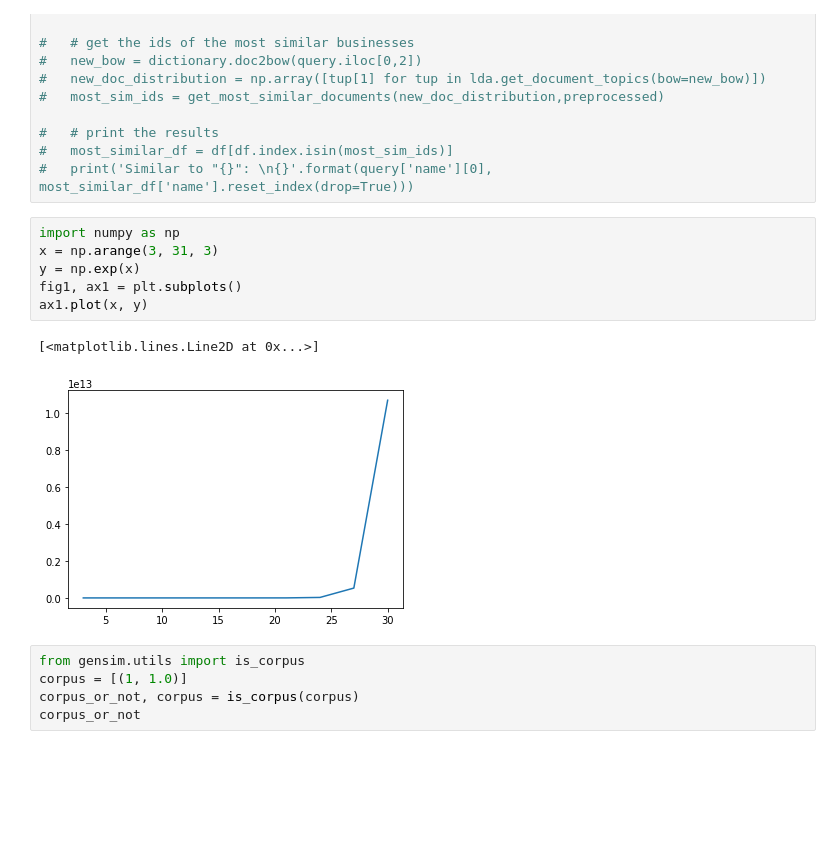
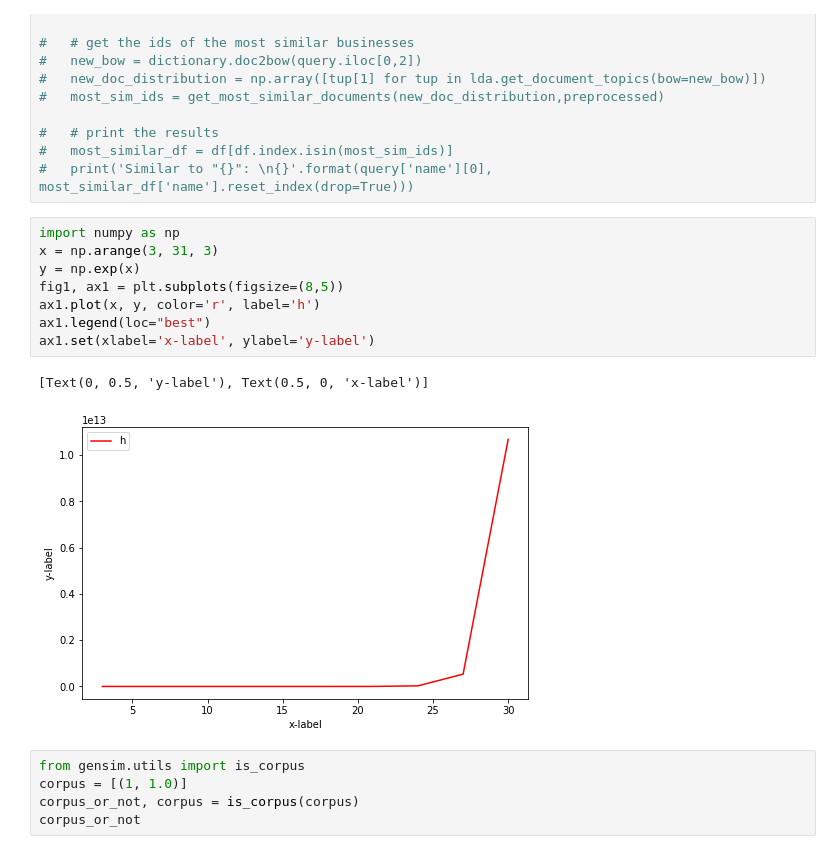
Before and after one commit to marcm97/AMLI-Final-Project, a Jupyter notebook: functional_lda.ipynb, the cells around one changed output. Drawn from its saved outputs; the diff is of its cells as text; blank space fills up the shorter version.

Commit message:
updated subplots

```diff
--- a/functional_lda.ipynb
+++ b/functional_lda.ipynb
@@ -583,12 +586,14 @@ print('Similar to "{}": \n{}'.format(query['name'][0], most_similar_df['name'].r
 # %%
 import numpy as np
 x = np.arange(3, 31, 3)
 y = np.exp(x)
-fig1, ax1 = plt.subplots()
-ax1.plot(x, y)
+fig1, ax1 = plt.subplots(figsize=(8,5))
+ax1.plot(x, y, color='r', label='h')
+ax1.legend(loc="best")
+ax1.set(xlabel='x-label', ylabel='y-label')
 # %% [output]
-[<matplotlib.lines.Line2D at 0x...>]
+[Text(0, 0.5, 'y-label'), Text(0.5, 0, 'x-label')]
-[figure, old version]
+[figure, new version]
 # %%
 from gensim.utils import is_corpus
 corpus = [(1, 1.0)]
```
Also changed, not shown: parts of 9 cells of this notebook.
